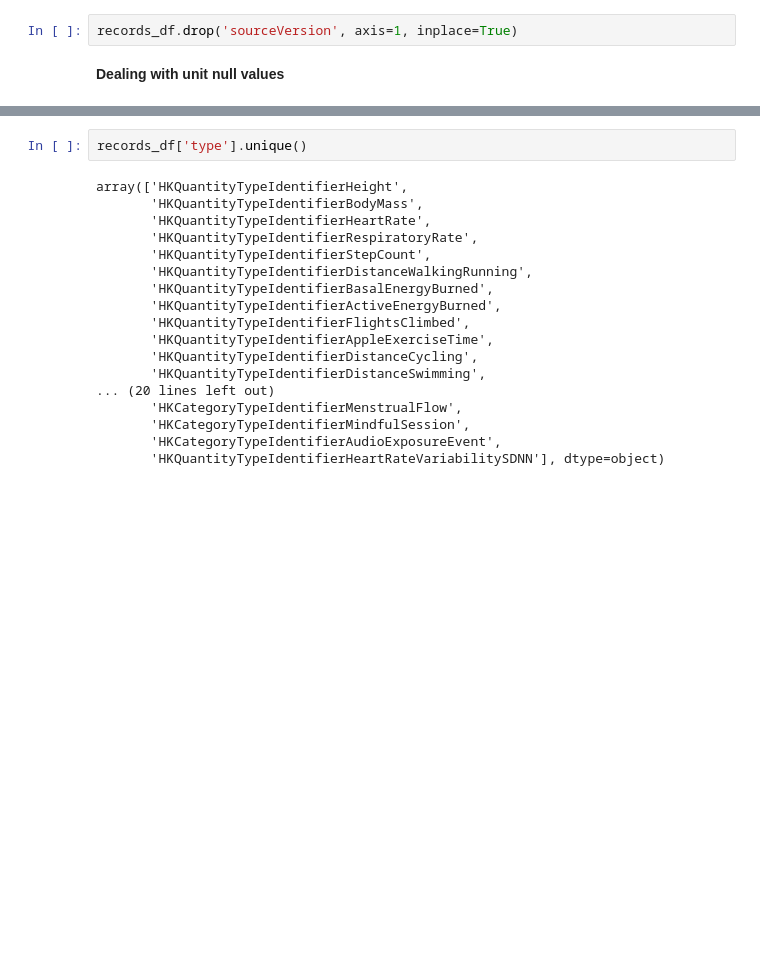
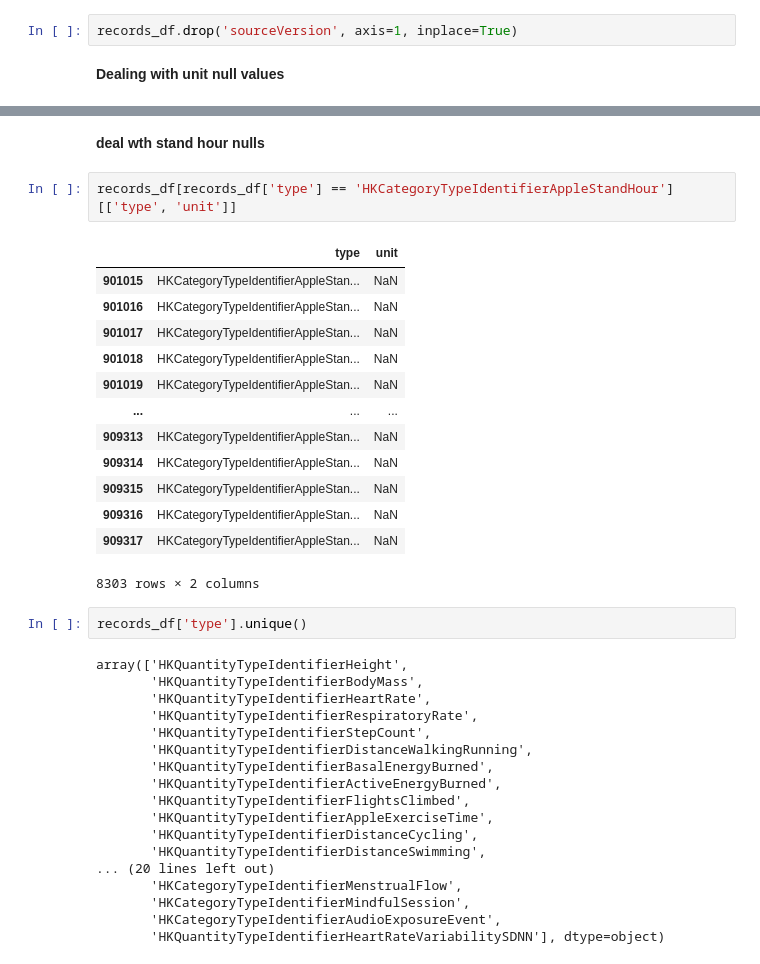
Before and after one commit to YomnaElmousalami/AppleHealthData_Analysis, a Jupyter notebook: Analyze_Sis_health_Data.ipynb, the cells around one changed output, grey strips where cells are left out. Drawn from its saved outputs; the diff is of its cells as text; blank space fills up the shorter version.

```diff
--- a/Analyze_Sis_health_Data.ipynb
+++ b/Analyze_Sis_health_Data.ipynb
@@ -174,3 +227,21 @@ array(['HKCategoryTypeIdentifierSleepAnalysis',
+# %% [markdown]
+**deal wth stand hour nulls**
+# %%
+records_df[records_df['type'] == 'HKCategoryTypeIdentifierAppleStandHour'][['type', 'unit']]
+# %% [output]
+|  | type | unit |
+| 901015 | HKCategoryTypeIdentifierAppleStan... | NaN |
+| 901016 | HKCategoryTypeIdentifierAppleStan... | NaN |
+| 901017 | HKCategoryTypeIdentifierAppleStan... | NaN |
+| 901018 | HKCategoryTypeIdentifierAppleStan... | NaN |
+| 901019 | HKCategoryTypeIdentifierAppleStan... | NaN |
+| ... | ... | ... |
+| 909313 | HKCategoryTypeIdentifierAppleStan... | NaN |
+| 909314 | HKCategoryTypeIdentifierAppleStan... | NaN |
+| 909315 | HKCategoryTypeIdentifierAppleStan... | NaN |
+| 909316 | HKCategoryTypeIdentifierAppleStan... | NaN |
+| 909317 | HKCategoryTypeIdentifierAppleStan... | NaN |
+8303 rows × 2 columns
 # %%
 records_df['type'].unique()
 # %% [output]
```
Also changed, not shown: parts of 7 cells of this notebook.
